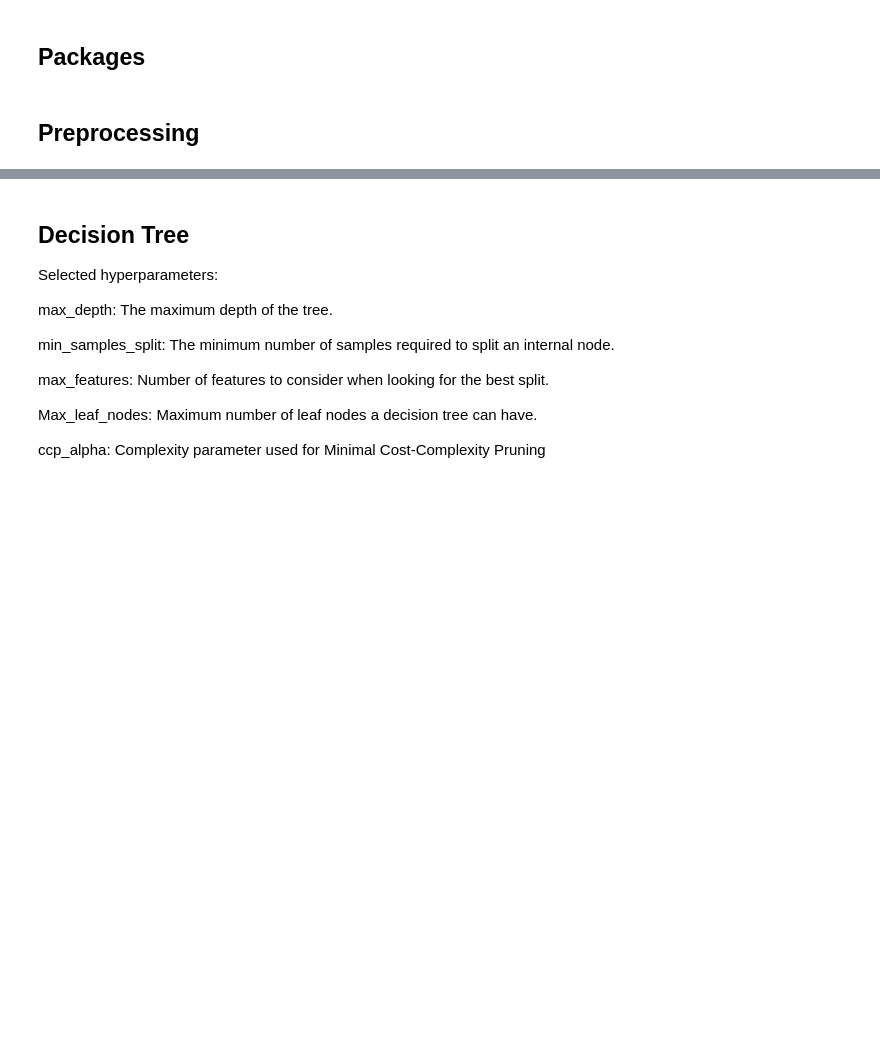
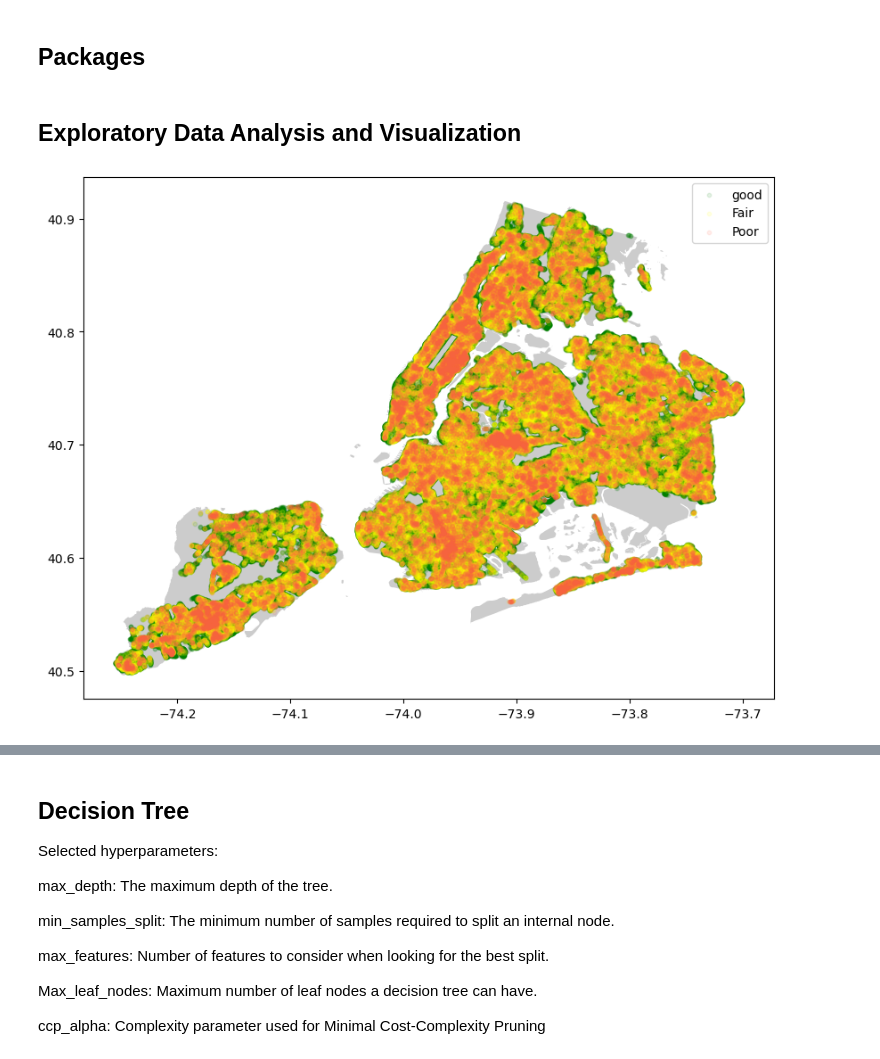
Before and after one commit to kmohebbizadeh/AML-Tree-Census-Project, a Jupyter notebook: final_script.ipynb, the cells around one changed output, grey strips where cells are left out. Cells and saved outputs as stored; diff of their text form; code cells hidden in the pictures; blank space fills up the shorter version.

```diff
--- a/final_script.ipynb
+++ b/final_script.ipynb
@@ -23,6 +26,28 @@ import warnings
 warnings.filterwarnings('ignore')
-# %% [markdown]
-## Preprocessing
+# %% [markdown]
+## Exploratory Data Analysis and Visualization
 # %%
 # load in data with relative path
-tree_df = pd.read_csv('sample_data/2015_Street_Tree_Census_-_Tree_Data.csv')
+tree_df = pd.read_csv('2015_Street_Tree_Census_-_Tree_Data.csv')
+# %%
+# create geo dataframe
+geometry = [Point(xy) for xy in zip(tree_df['longitude'], tree_df['latitude'])]
+gdf = GeoDataFrame(tree_df[['health', 'longitude', 'latitude']], geometry=geometry)
+#%% 2.3 map
+## source:
+# https://geopandas.org/en/stable/docs/user_guide/geocoding.html
+
+# get map of NY
+ny_map = gpd.read_file(gpd.datasets.get_path('nybb'))
+# plot
+alpha = 0.1
+markersize = 10
+fig,ax=plt.subplots(figsize=(10,10))
+ny_map.to_crs("EPSG:4326").plot(ax=ax,alpha=0.4,color="grey")
+gdf[gdf['health']=="Good"].plot(ax=ax,markersize=markersize, alpha=alpha,color="green", label="good")
+gdf[gdf['health']=="Fair"].plot(ax=ax,markersize=markersize, alpha=alpha,color="yellow", label="Fair")
+gdf[gdf['health']=="Poor"].plot(ax=ax,markersize=markersize, alpha=alpha,color="tomato", label="Poor")
+plt.legend()
+plt.show()
+# %% [output]
+[figure, added]
```
Also changed, not shown: parts of 89 cells of this notebook, 1 other file.
